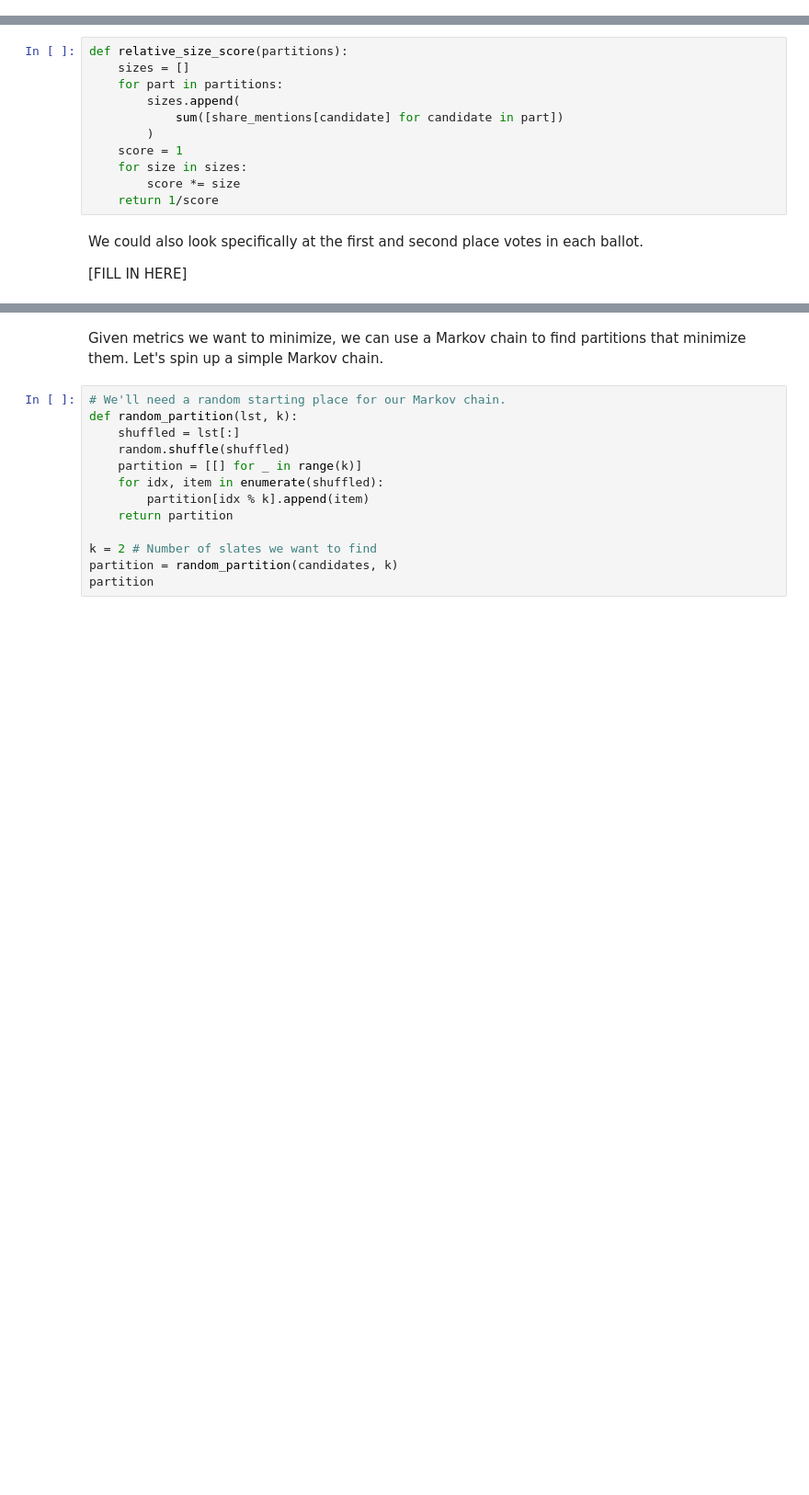
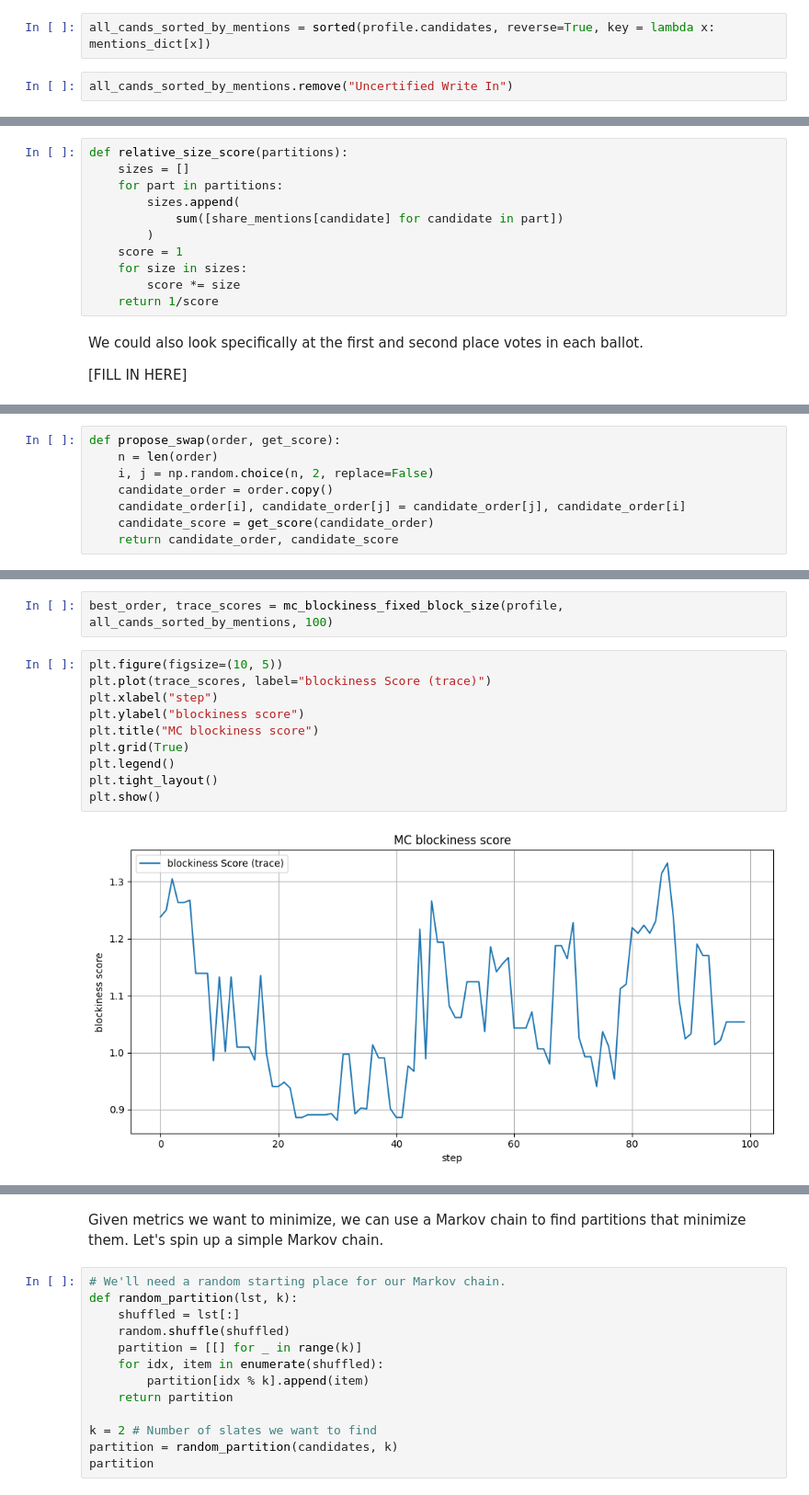
Before and after one commit to mcontrerassc/candidate_matrices, a Jupyter notebook: candidate_ordering.ipynb, the cells around one changed output, grey strips where cells are left out. Shown: that part at 92% size. Drawn from its saved outputs; the diff is of its cells as text; blank space fills up the shorter version.

Commit message:
Add approach 3 blockiness score

```diff
--- a/candidate_ordering.ipynb
+++ b/candidate_ordering.ipynb
@@ -117,0 +174,4 @@ adjacencies = adjacencies + adjacencies.T
+# %%
+all_cands_sorted_by_mentions = sorted(profile.candidates, reverse=True, key = lambda x: mentions_dict[x])
+# %%
+all_cands_sorted_by_mentions.remove("Uncertified Write In")
@@ -170,0 +278,8 @@ We could also look specifically at the first and second place votes in each ball
+# %%
+def propose_swap(order, get_score):
+    n = len(order)
+    i, j = np.random.choice(n, 2, replace=False)
+    candidate_order = order.copy()
+    candidate_order[i], candidate_order[j] = candidate_order[j], candidate_order[i]
+    candidate_score = get_score(candidate_order)
+    return candidate_order, candidate_score
@@ -170,0 +372,14 @@ We could also look specifically at the first and second place votes in each ball
+# %%
+best_order, trace_scores = mc_blockiness_fixed_block_size(profile, all_cands_sorted_by_mentions, 100)
+# %%
+plt.figure(figsize=(10, 5))
+plt.plot(trace_scores, label="blockiness Score (trace)")
+plt.xlabel("step")
+plt.ylabel("blockiness score")
+plt.title("MC blockiness score")
+plt.grid(True)
+plt.legend()
+plt.tight_layout()
+plt.show()
+# %% [output]
+[figure, added]
```
Also changed, not shown: parts of 29 cells of this notebook.
